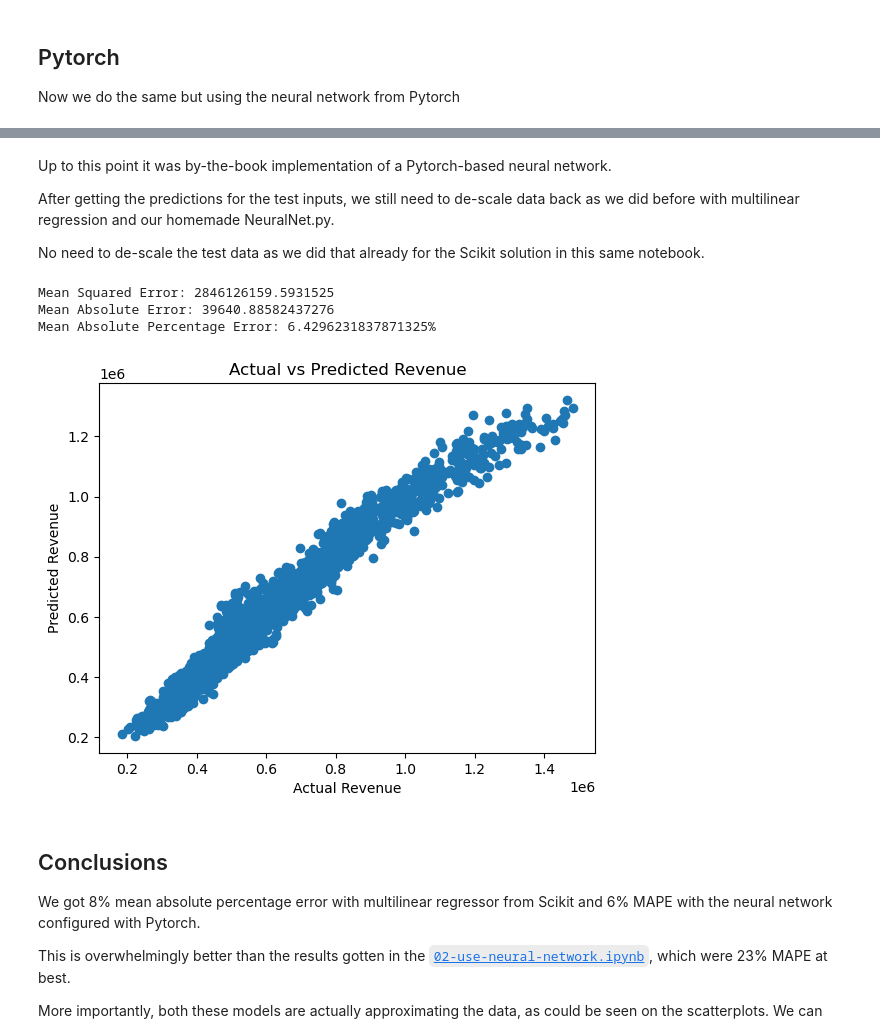
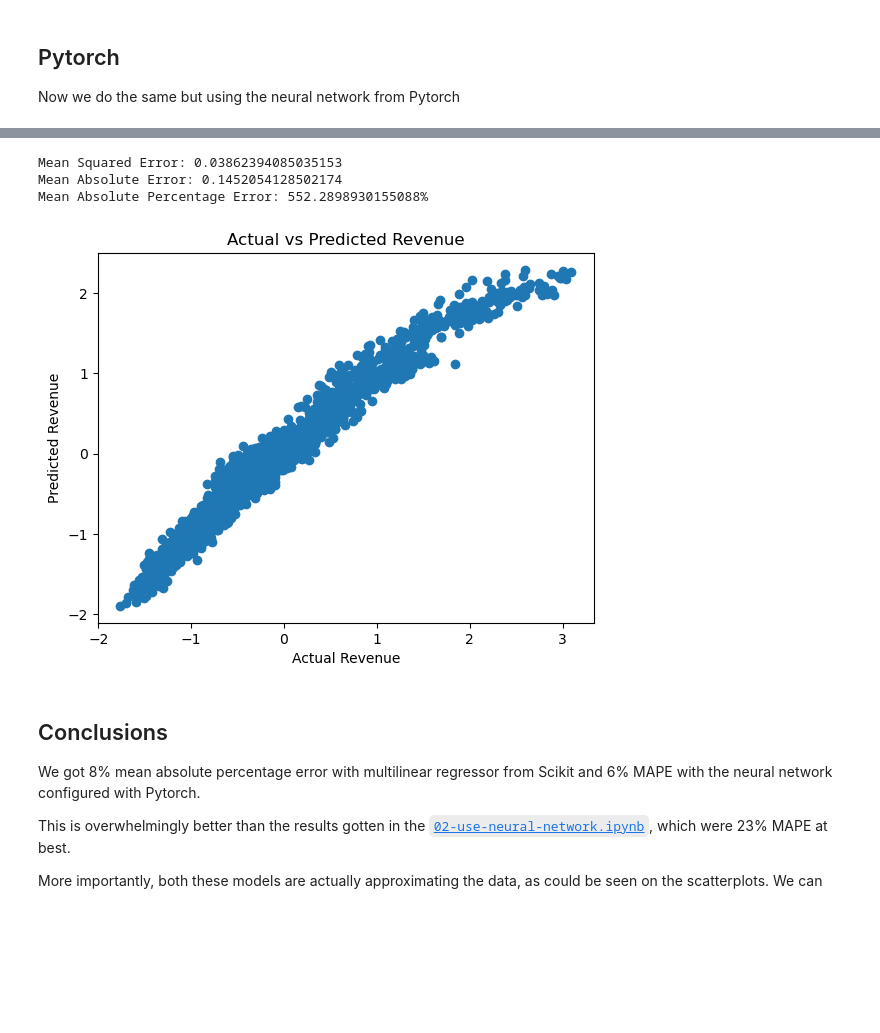
Before and after one commit to hijarian/urv-nec-assignment-1, a Jupyter notebook: 03-compare-with.ipynb, the cells around one changed output, grey strips where cells are left out. Drawn from its saved outputs; the diff is of its cells as text; code cells hidden in the pictures; blank space fills up the shorter version.

```diff
--- a/03-compare-with.ipynb
+++ b/03-compare-with.ipynb
@@ -110,6 +110,6 @@ model = LinearRegression()
 model.fit(X_train, y_train)
 
 # Make predictions
-y_pred = model.predict(X_test)
+y_pred = model.predict(X_test).reshape(-1, 1)
 # %% [markdown]
 I am using the absolutely barebones model with all parameters being the default.
@@ -206,5 +199,5 @@ for epoch in range(num_epochs):
 model.eval()
 with torch.no_grad():
     y_pred_tensor = model(X_test_tensor)
-    y_pred = y_pred_tensor.numpy()
+    y_pred = y_pred_tensor.numpy().reshape(-1, 1)
 # %% [output]
@@ -221,35 +214,24 @@ Epoch [100/100], Loss: 0.0401
-# %% [markdown]
-Up to this point it was by-the-book implementation of a Pytorch-based neural network.
-
-After getting the predictions for the test inputs, we still need to de-scale data back as we did before with multilinear regression and our homemade NeuralNet.py.
-
-No need to de-scale the test data as we did that already for the Scikit solution in this same notebook.
 # %%
-
-# Descale the predictions
-y_pred_reshaped = y_pred.reshape(-1, 1)
-y_pred_descaled = revenue_scaler.inverse_transform(y_pred_reshaped)
-
 # Calculate the mean squared error, mean absolute error, and mean absolute percentage error
-mse = mean_squared_error(y_test_descaled, y_pred_descaled)
-mae = mean_absolute_error(y_test_descaled, y_pred_descaled)
-mape = np.mean(np.abs((y_test_descaled - y_pred_descaled) / y_test_descaled)) * 100
+mse = mean_squared_error(y_test, y_pred)
+mae = mean_absolute_error(y_test, y_pred)
+mape = np.mean(np.abs((y_test - y_pred) / y_test)) * 100
 
 print(f"Mean Squared Error: {mse}")
 print(f"Mean Absolute Error: {mae}")
 print(f"Mean Absolute Percentage Error: {mape}%")
 
 # Plot the scatter plot of actual vs predicted revenue
-plt.scatter(y_test_descaled, y_pred_descaled)
+plt.scatter(y_test, y_pred)
 plt.xlabel('Actual Revenue')
 plt.ylabel('Predicted Revenue')
 plt.title('Actual vs Predicted Revenue')
 plt.show()
 # %% [output]
-Mean Squared Error: 2846126159.5931525
-Mean Absolute Error: 39640.88582437276
-Mean Absolute Percentage Error: 6.4296231837871325%
+Mean Squared Error: 0.03862394085035153
+Mean Absolute Error: 0.1452054128502174
+Mean Absolute Percentage Error: 552.2898930155088%
-[figure, old version]
+[figure, new version]
 # %% [markdown]
 ## Conclusions
 
```
Also changed, not shown: parts of 5 cells of this notebook, 1 other file.
